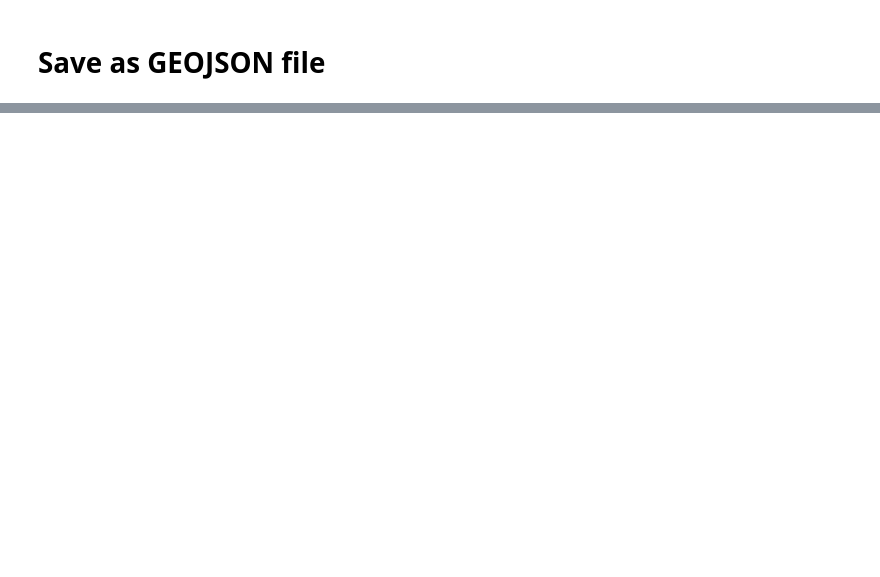
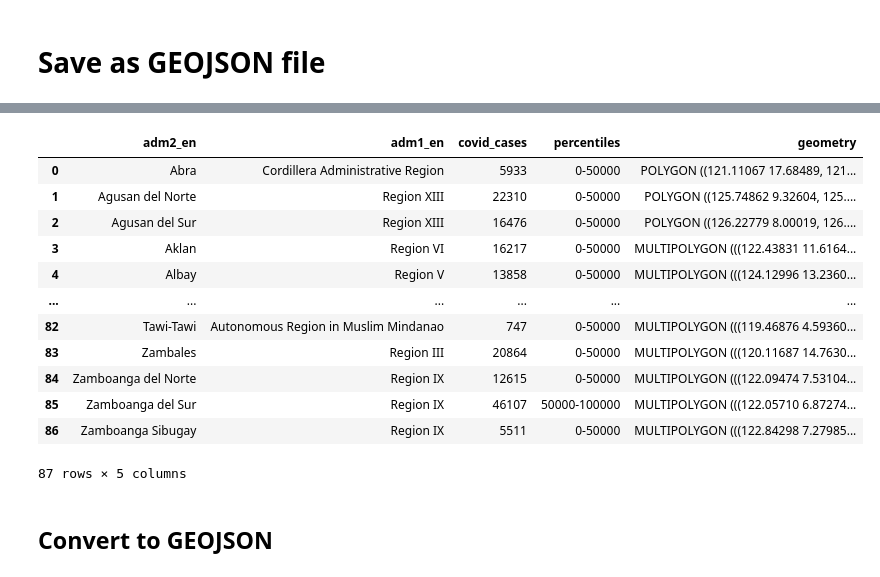
Before and after one commit to pmagtulis/covid-ph-map, a Jupyter notebook: notebooks/provincial_covid_cases.ipynb, the cells around one changed output, grey strips where cells are left out. Cells and saved outputs as stored; diff of their text form; code cells hidden in the pictures; blank space fills up the shorter version.

```diff
--- a/notebooks/provincial_covid_cases.ipynb
+++ b/notebooks/provincial_covid_cases.ipynb
@@ -280,0 +252,19 @@ simplified
+# %%
+simplified = gpd.read_file('simplified_provinces.json')
+simplified
+# %% [output]
+|  | adm2_en | adm1_en | covid_cases | percentiles | geometry |
+| 0 | Abra | Cordillera Administrative Region | 5933 | 0-50000 | POLYGON ((121.11067 17.68489, 121... |
+| 1 | Agusan del Norte | Region XIII | 22310 | 0-50000 | POLYGON ((125.74862 9.32604, 125.... |
+| 2 | Agusan del Sur | Region XIII | 16476 | 0-50000 | POLYGON ((126.22779 8.00019, 126.... |
+| 3 | Aklan | Region VI | 16217 | 0-50000 | MULTIPOLYGON (((122.43831 11.6164... |
+| 4 | Albay | Region V | 13858 | 0-50000 | MULTIPOLYGON (((124.12996 13.2360... |
+| ... | ... | ... | ... | ... | ... |
+| 82 | Tawi-Tawi | Autonomous Region in Muslim Mindanao | 747 | 0-50000 | MULTIPOLYGON (((119.46876 4.59360... |
+| 83 | Zambales | Region III | 20864 | 0-50000 | MULTIPOLYGON (((120.11687 14.7630... |
+| 84 | Zamboanga del Norte | Region IX | 12615 | 0-50000 | MULTIPOLYGON (((122.09474 7.53104... |
+| 85 | Zamboanga del Sur | Region IX | 46107 | 50000-100000 | MULTIPOLYGON (((122.05710 6.87274... |
+| 86 | Zamboanga Sibugay | Region IX | 5511 | 0-50000 | MULTIPOLYGON (((122.84298 7.27985... |
+87 rows × 5 columns
+# %% [markdown]
+## Convert to GEOJSON
```
Also changed, not shown: parts of 26 cells of this notebook.
